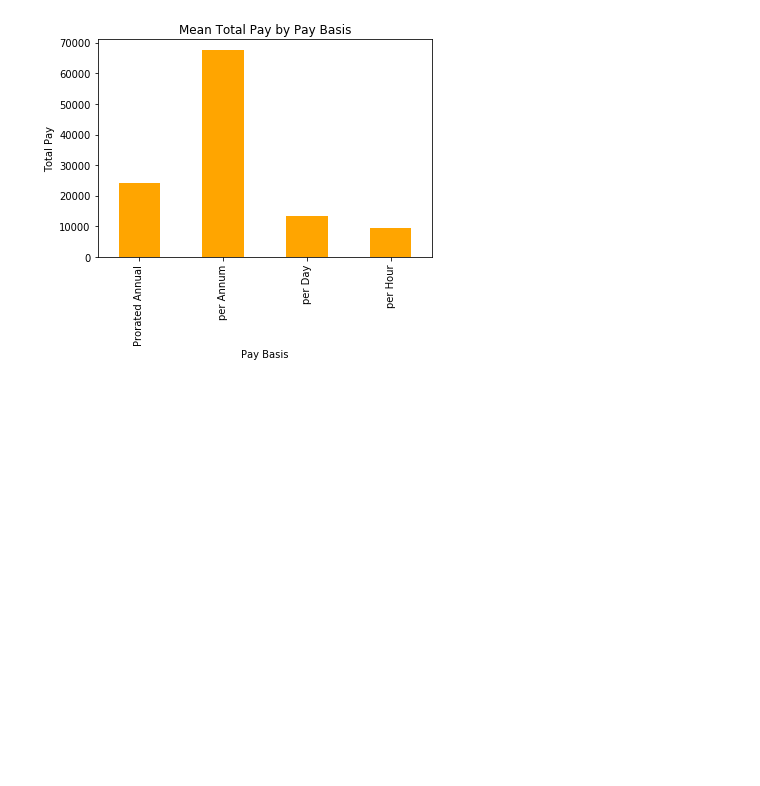
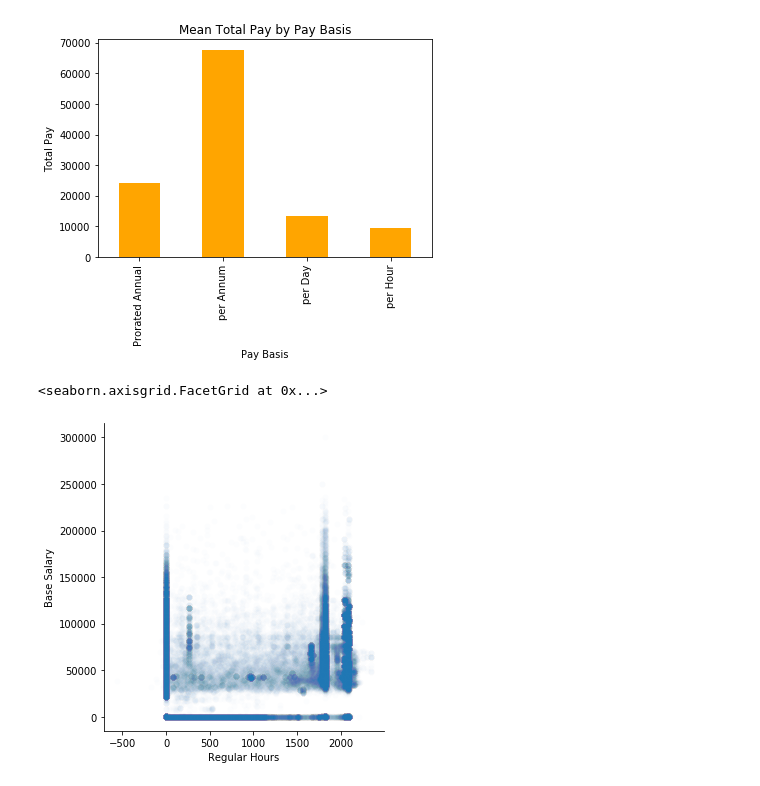
Before and after one commit to esm2000/nyc_payroll, a Jupyter notebook: citywide_payroll.ipynb, the cells around one changed output. Saved outputs shown, nothing was run; the diff lists cells and outputs as text; code cells hidden in the pictures; blank space fills up the shorter version.

Commit message:
regular hours vs. base salary

```diff
--- a/citywide_payroll.ipynb
+++ b/citywide_payroll.ipynb
@@ -789,3 +789,8 @@ Text(0, 0.5, 'Total Pay')
 [figure]
 # %%
 # regular hours vs. base salary scatterplot
+# payroll_sample2 = payroll.sample(200)
+sns.relplot(x = "Regular Hours", y = "Base Salary", data = payroll_sample, alpha = 0.01)
+# %% [output]
+<seaborn.axisgrid.FacetGrid at 0x...>
+[figure, added]
```
Also changed, not shown: parts of 3 cells of this notebook.
